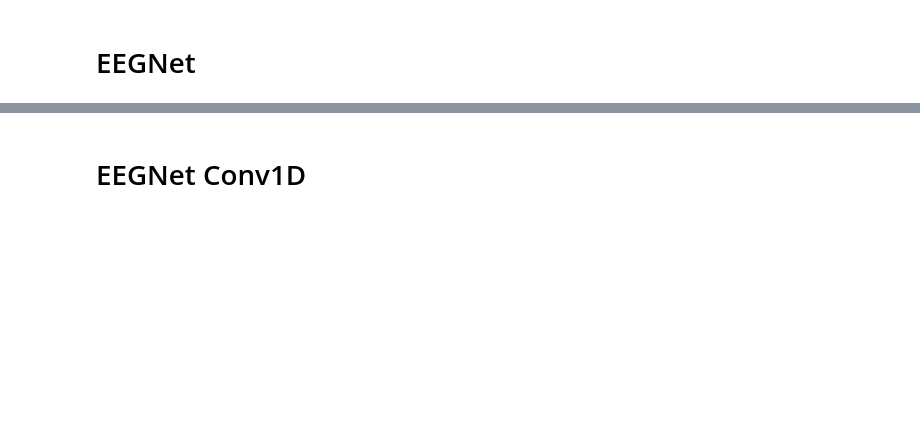
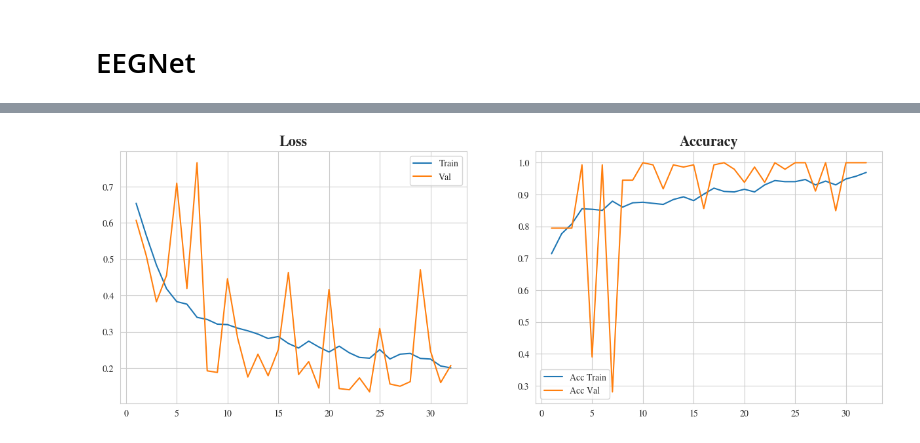
Before and after one commit to negralessio/biosignals-gen-ai, a Jupyter notebook: notebooks/eegnet.ipynb, the cells around one changed output, grey strips where cells are left out. Cells and saved outputs as stored; diff of their text form; code cells hidden in the pictures; blank space fills up the shorter version.

Commit message:
Finished effect on EEGNet using synthetic data

```diff
--- a/notebooks/eegnet.ipynb
+++ b/notebooks/eegnet.ipynb
@@ -88,0 +117,2 @@ print(f"Shape of Labels: {y_tensor.shape}")
+# %%
+X_train_reconstructed = vae.predict(X_train)
@@ -142,2 +193,0 @@ clf.summary()
-# %%
-history = clf.fit(tensor.transpose(0, 2, 1)[:, :, :, np.newaxis], classes, batch_size = 4, epochs = 32, verbose = 2, validation_split=0.2, shuffle=True)
@@ -145,0 +194,18 @@ history = clf.fit(tensor.transpose(0, 2, 1)[:, :, :, np.newaxis], classes, batch
+# %%
+losses: list = []
+val_losses: list = []
+acc: list = []
+val_acc: list = []
+N_RUNS: int = 10
+N_EPOCHS: int = 32
+
+for i in range(N_RUNS):
+    clf = EEGNet(nb_classes=y_train.shape[1], Chans=tensor.shape[2], Samples=tensor.shape[1], dropoutRate=0.5, kernLength=16, F1=2, D=1, F2=2, norm_rate=0.25, dropoutType='Dropout')
+    clf.compile(loss = 'binary_crossentropy', optimizer = 'adam', metrics = ['accuracy'])
+    #history = clf.fit(X_train, y_train, validation_data=(X_test, y_test), batch_size = 8, epochs = 64, verbose = 2, shuffle=True)
+    history = clf.fit(X_train.transpose(0, 2, 1)[:, :, :, np.newaxis], y_train, validation_data=(X_test.transpose(0, 2, 1)[:, :, :, np.newaxis], y_test), batch_size=4, epochs=N_EPOCHS, verbose=2, shuffle=True)
+
+    losses.append(history.history["loss"])
+    val_losses.append(history.history["val_loss"])
+    acc.append(history.history["accuracy"])
+    val_acc.append(history.history["val_accuracy"])
@@ -146,12 +235,21 @@ history = clf.fit(tensor.transpose(0, 2, 1)[:, :, :, np.newaxis], classes, batch
 # %%
-def _plot_history_acc(history) -> None:
+def plot_history(history):
+    loss_train = history.history["loss"]
+    loss_val = history.history["val_loss"]
+
     acc_train = history.history["accuracy"]
     acc_val = history.history["val_accuracy"]
-    x = [i+1 for i in range(0, len(acc_train))]
+    x = [i+1 for i in range(0, len(loss_train))]
 
-    fig, ax = plt.subplots(nrows=1, ncols=1, figsize=(15,5))
-    ax.set_title("Total Loss", size=16, fontweight="bold")
-    sns.lineplot(x=x, y=acc_train, label="Accuracy Train", ax=ax)
-    sns.lineplot(x=x, y=acc_val, label="Accuracy Val", ax=ax)
-    fig.tight_layout()
-    plt.show()
+    fig, axes = plt.subplots(nrows=1, ncols=2, figsize=(15,5))
+    axes[0].set_title("Loss", size=16, fontweight="bold")
+    sns.lineplot(x=x, y=loss_train, label="Train", ax=axes[0])
+    sns.lineplot(x=x, y=loss_val, label="Val", ax=axes[0])
+
+    axes[1].set_title("Accuracy", size=16, fontweight="bold")
+    sns.lineplot(x=x, y=acc_train, label="Acc Train", ax=axes[1])
+    sns.lineplot(x=x, y=acc_val, label="Acc Val", ax=axes[1])
+
+plot_history(history)
+# %% [output]
+[figure, added]
@@ -160,2 +255,0 @@ _plot_history_acc(history)
-# %% [markdown]
-# EEGNet Conv1D
```
Also changed, not shown: parts of 30 cells of this notebook.
